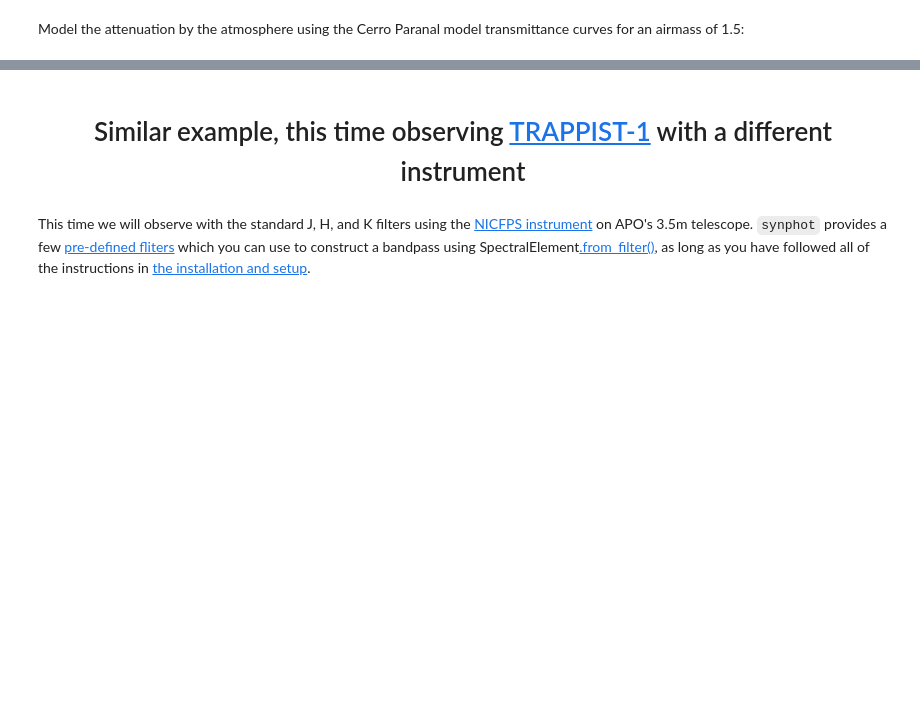
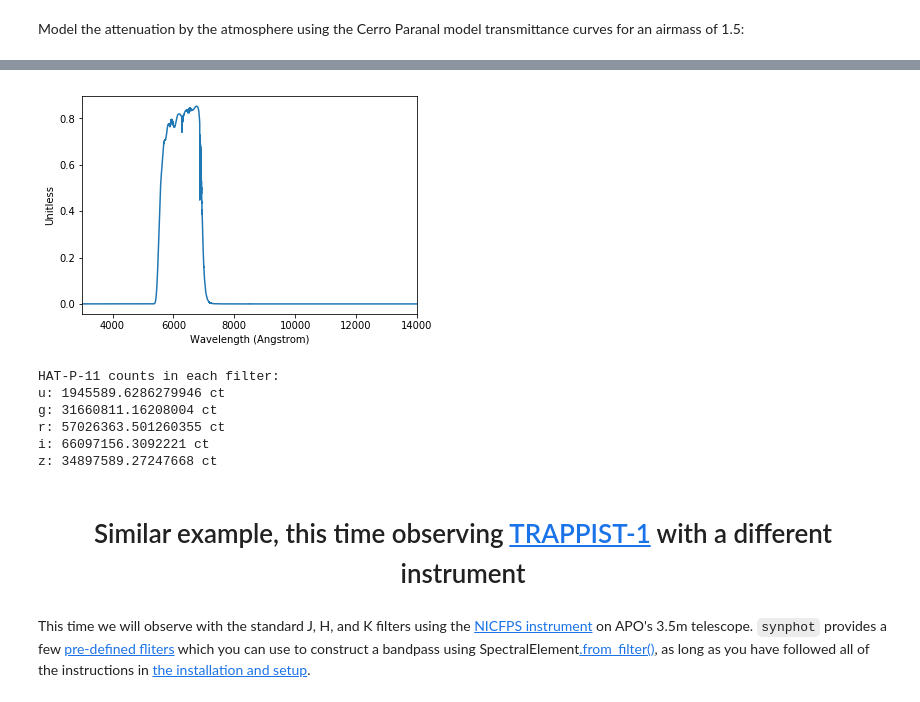
Before and after one commit to spacetelescope/synphot_refactor, a Jupyter notebook: tutorials/observing_examples.ipynb, the cells around one changed output, grey strips where cells are left out. Drawn from its saved outputs; the diff is of its cells as text; code cells hidden in the pictures; blank space fills up the shorter version.

```diff
--- a/tutorials/observing_examples.ipynb
+++ b/tutorials/observing_examples.ipynb
@@ -92,18 +103,27 @@ Combine the bandpass and transmittance curve together by simply multiplying the
 # %%
-bp_atmos = {}
+bp_atmos_qe = {}
 for band in sdss:
-    bp_atmos[band] = bandpasses[band] * atmos
+    bp_atmos_qe[band] = bandpasses[band] * atmos * qe
 
-bp_atmos['r'].plot(left=3000, right=14000)
+bp_atmos_qe['r'].plot(left=3000, right=14000)
+# %% [output]
+[figure, added]
 # %%
 waverange = (3000, 11000) # according to the ARCTIC webpage, the z band is cut off at 11k AA
 
 print("HAT-P-11 counts in each filter:")
 for band in sdss:
     obs = Observation(photlam_hatp11,
-                      bp_atmos[band], binset=bp_atmos[band].waveset, force='extrap')
+                      bp_atmos_qe[band], binset=bp_atmos_qe[band].waveset, force='taper')
 
     print(band + ":", obs.countrate(area=area, waverange=waverange) * 10 * u.s)
+# %% [output]
+HAT-P-11 counts in each filter:
+u: 1945589.6286279946 ct
+g: 31660811.16208004 ct
+r: 57026363.501260355 ct
+i: 66097156.3092221 ct
+z: 34897589.27247668 ct
 # %% [markdown]
 # <center>Similar example, this time observing <a href="https://en.wikipedia.org/wiki/TRAPPIST-1">TRAPPIST-1</a> with a different instrument</center>
 # %%
```
Also changed, not shown: parts of 6 cells of this notebook, 6 other files.
